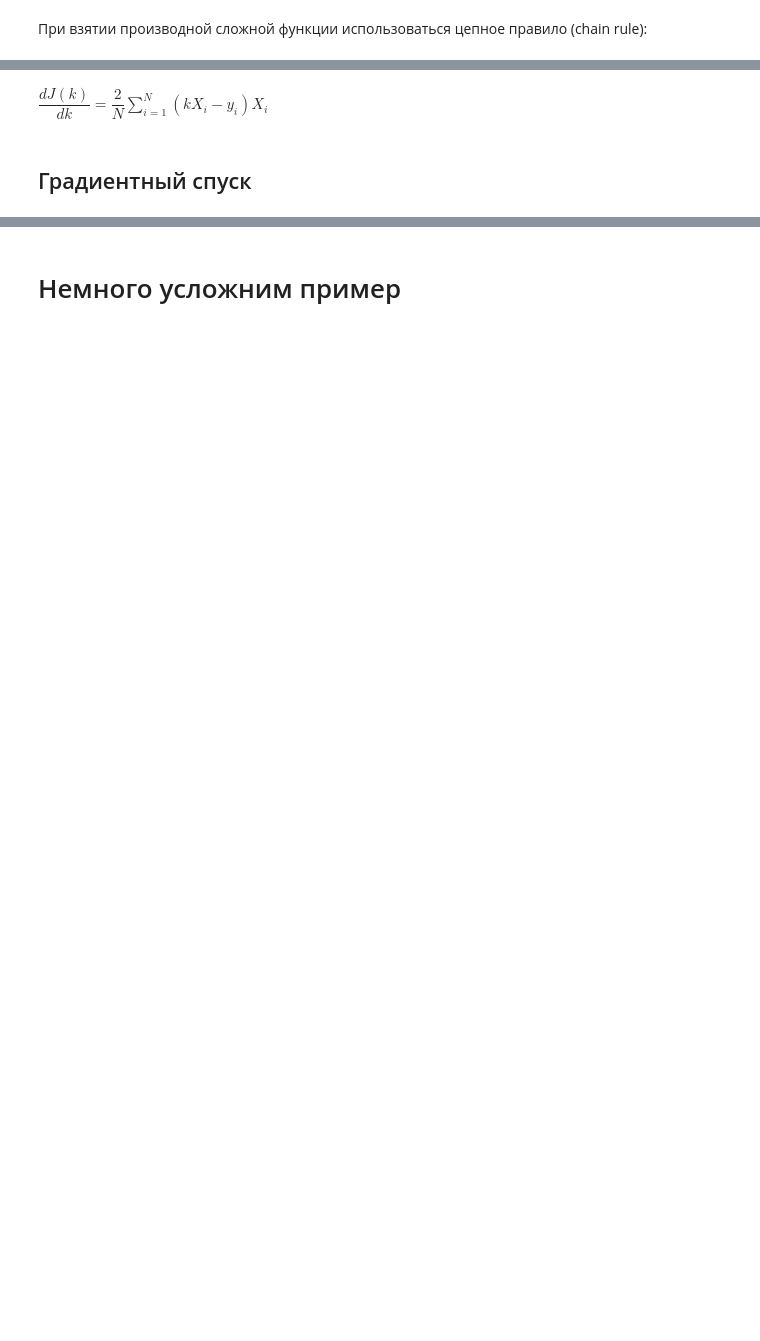
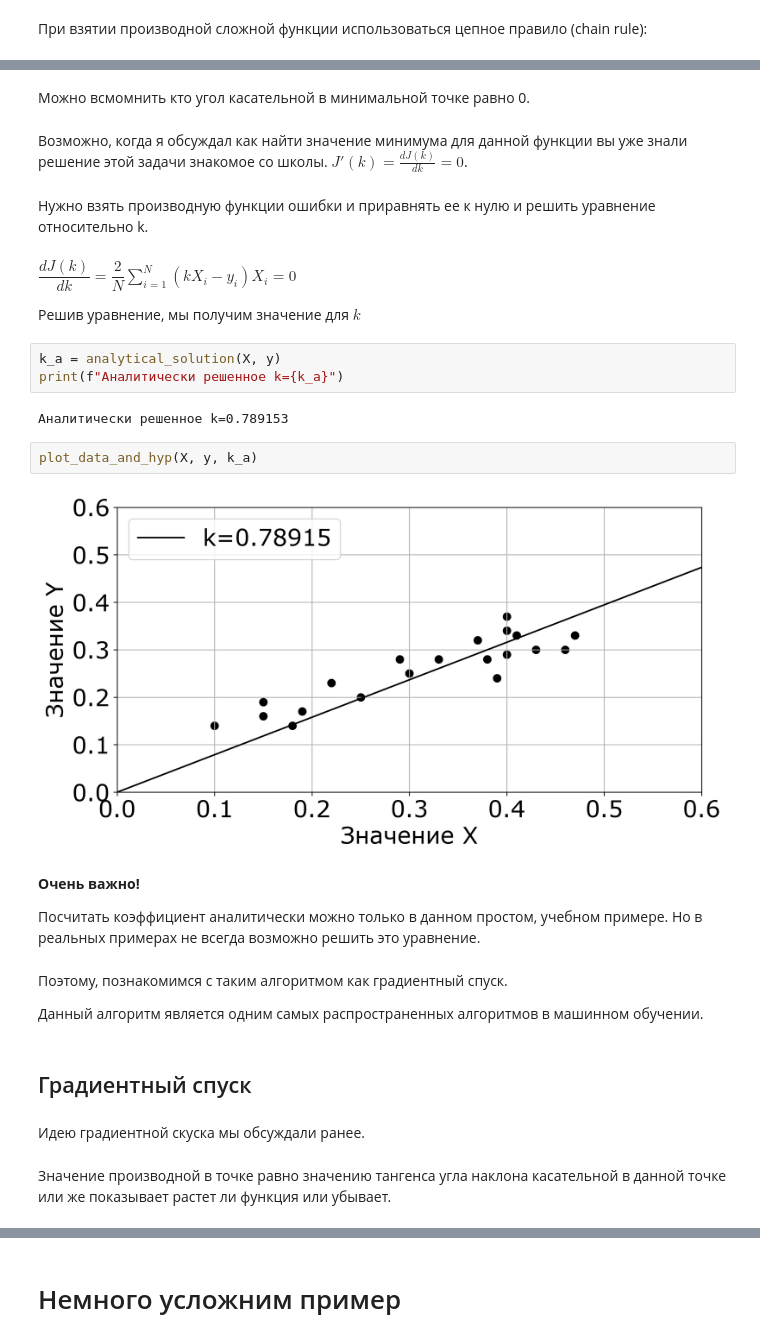
Before and after one commit to mts-machines-learn/ml-course-dec2019, a Jupyter notebook: 4. Линейная регрессия l/Regression_1.ipynb, the cells around one changed output, grey strips where cells are left out. Saved outputs shown, nothing was run; the diff lists cells and outputs as text; blank space fills up the shorter version.

```diff
--- a/4. Линейная регрессия l/Regression_1.ipynb
+++ b/4. Линейная регрессия l/Regression_1.ipynb
@@ -734,4 +809,34 @@ interactive(children=(FloatSlider(value=2.0, description='$k$', max=2.0, min=-2.
+# %% [markdown]
+Можно всмомнить кто угол касательной в минимальной точке равно 0.
+# %% [markdown]
+Возможно, когда я обсуждал как найти значение минимума для данной функции вы уже знали решение этой задачи знакомое со школы.
+ $J'(k) = \frac{dJ(k)}{dk} = 0$.
+# %% [markdown]
+Нужно взять производную функции ошибки и приравнять ее к нулю и решить уравнение относительно k.
 # %% [markdown]
-$\dfrac{dJ(k)}{dk} =  \dfrac{2}{N} \sum_{i=1}^{N} (kX_i - y_i)X_i$
+$\dfrac{dJ(k)}{dk} =  \dfrac{2}{N} \sum_{i=1}^{N} (kX_i - y_i)X_i = 0$
+
+Решив уравнение, мы получим значение для $k$
+# %%
+k_a = analytical_solution(X, y)
+print(f"Аналитически решенное k={k_a}")
+# %% [output]
+Аналитически решенное k=0.789153
+# %%
+plot_data_and_hyp(X, y, k_a)
+# %% [output]
+[figure, added]
+# %% [markdown]
+**Очень важно!**
+
+Посчитать коэффициент аналитически можно только в данном простом, учебном примере. Но в реальных примерах не всегда возможно решить это уравнение.
+# %% [markdown]
+Поэтому, познакомимся с таким алгоритмом как градиентный спуск.
+
+Данный алгоритм является одним самых распространенных алгоритмов в машинном обучении.
 # %% [markdown]
 ## Градиентный спуск
+# %% [markdown]
+Идею градиентной скуска мы обсуждали ранее.
+# %% [markdown]
+Значение производной в точке равно значению тангенса угла наклона касательной в данной точке или же показывает растет ли функция или убывает.
```
Also changed, not shown: parts of 191 cells of this notebook, 1 other file.
